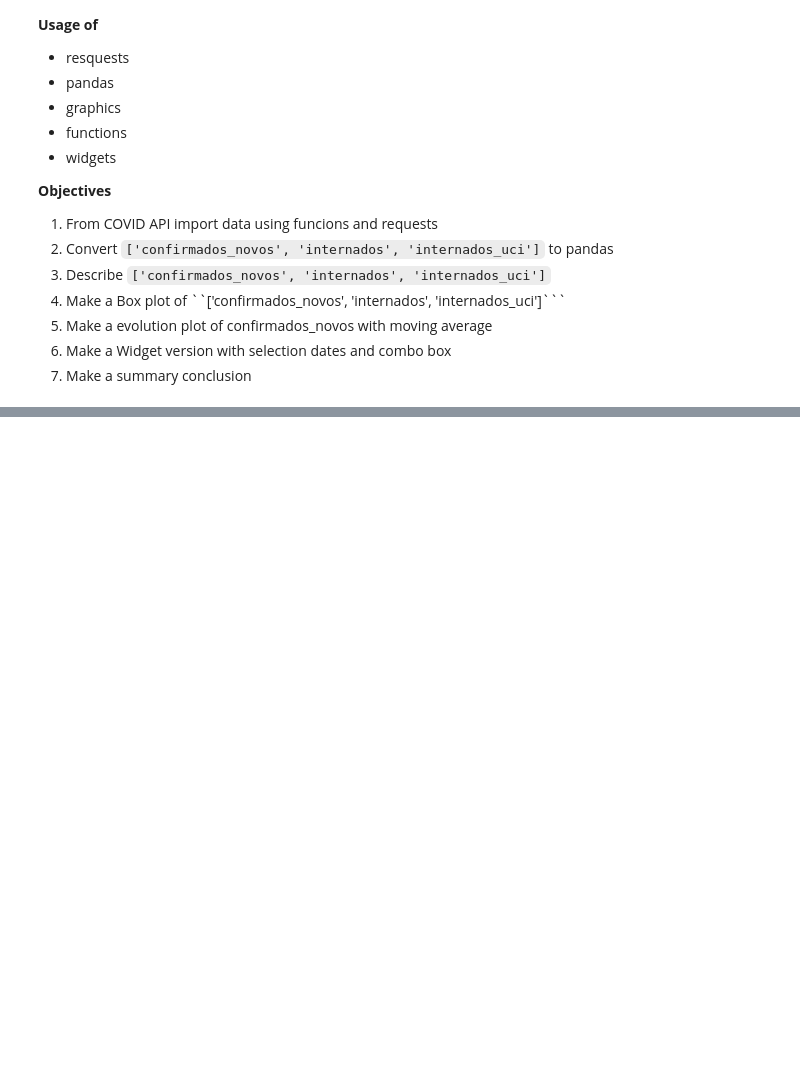
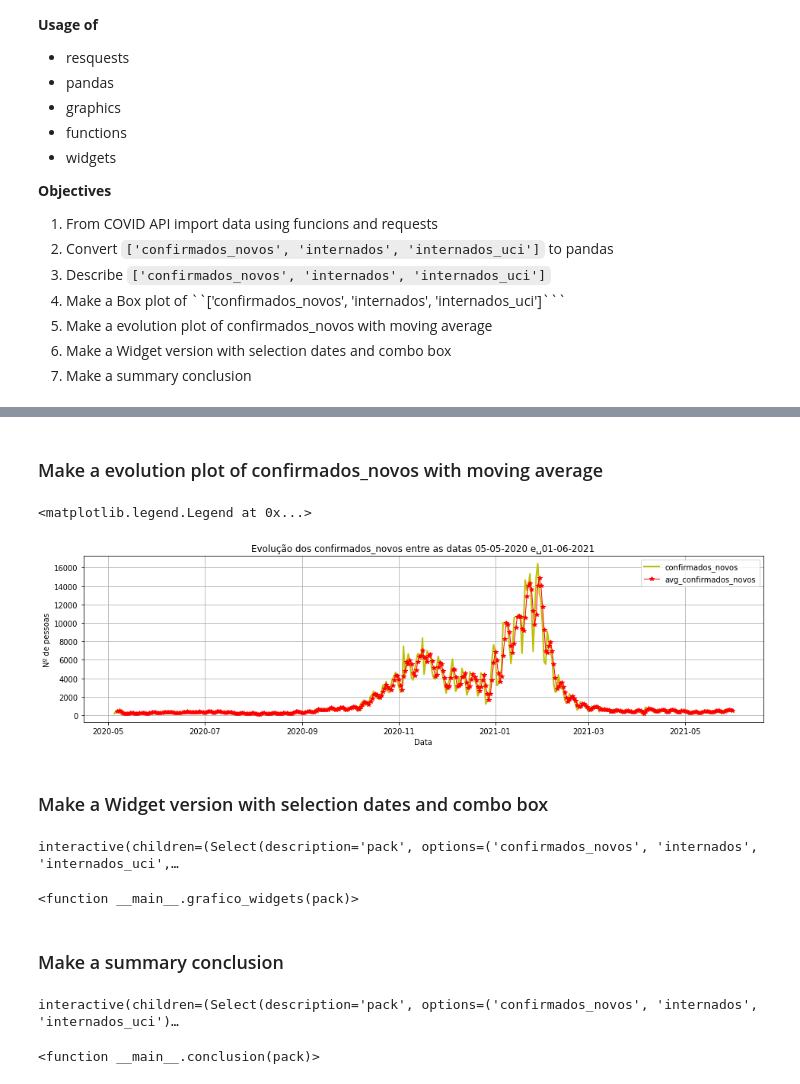
Before and after one commit to fabiogoncalve/COVID-API-import, a Jupyter notebook: _sprint #4_fabio_goncalves.ipynb, the cells around one changed output, grey strips where cells are left out. Saved outputs shown, nothing was run; the diff lists cells and outputs as text; code cells hidden in the pictures; blank space fills up the shorter version.

```diff
--- a/_sprint #4_fabio_goncalves.ipynb
+++ b/_sprint #4_fabio_goncalves.ipynb
@@ -93,0 +115,55 @@ AttributeError: 'Series' object has no attribute 'boxplot'
+# %% [markdown]
+### Make a evolution plot of confirmados_novos with moving average
+# %%
+#plot com a média deslizante dos Confirmados_novos
+plt.figure(figsize=(16,4))
+plt.plot(df['confirmados_novos'],'y',linewidth=2, label='confirmados_novos')
+plt.plot(df['avg_confirmados_novos'],'r-*',linewidth=1,label='avg_confirmados_novos')
+plt.grid()
+plt.title(f'Evolução dos confirmados_novos entre as datas {data_inicio} e␣{data_fim}')
+plt.ylabel('Nº de pessoas')
+plt.xlabel('Data')
+plt.legend()
+# %% [output]
+<matplotlib.legend.Legend at 0x...>
+[figure, added]
+# %% [markdown]
+### Make a Widget version with selection dates and combo box
+# %%
+# função com grafico interativo com combobox
+def grafico_widgets(pack):
+    data_pack = ['confirmados_novos', 'internados', 'internados_uci']
+    data_pack=pack
+    plt.figure(figsize=(16,4))
+    plt.plot(df[pack],'b--',linewidth=2, label=pack)
+    plt.grid()
+    plt.title(f'Gráfico de evolução do Covid19 entre as datas {data_inicio} e {data_fim}')
+    plt.ylabel('Nº de pessoas')
+    plt.xlabel('Data')
+    plt.legend()
+    plt.show()
+
+interact_manual(grafico_widgets, pack=Select(options=['confirmados_novos', 'internados','internados_uci', 'avg_confirmados_novos']))
+# %% [output]
+interactive(children=(Select(description='pack', options=('confirmados_novos', 'internados', 'internados_uci',…
+<function __main__.grafico_widgets(pack)>
+# %% [markdown]
+### Make a summary conclusion
+# %%
+def conclusion(pack):
+    data_pack = ['confirmados_novos', 'internados', 'internados_uci']
+    data_pack=pack
+    max_ =int(df[data_pack].max())
+    max_dt= df[data_pack].idxmax()
+    min_dt = df[data_pack].idxmin()
+    min_ = int(df[data_pack].min())
+    med =round(df[data_pack].mean(),2)
+
+    print (f'Entre as datas {data_inicio} e {data_fim} o dia com mais {data_pack} foi no dia {datetime.strftime(max_dt,"%Y-%m-%d")} com {max_} casos.')
+    print (f'Entre as datas {data_inicio} e {data_fim} o dia com menos {data_pack} foi no dia {datetime.strftime(min_dt,"%Y-%m-%d")} com {min_} casos.')
+    print (f'Entre as datas {data_inicio} e {data_fim} a média de {data_pack} foi de {med} casos')
+
+interact_manual(conclusion, pack=Select(options=['confirmados_novos', 'internados','internados_uci']))
+# %% [output]
+interactive(children=(Select(description='pack', options=('confirmados_novos', 'internados', 'internados_uci')…
+<function __main__.conclusion(pack)>
```
Also changed, not shown: parts of 11 cells of this notebook, 1 other file.
